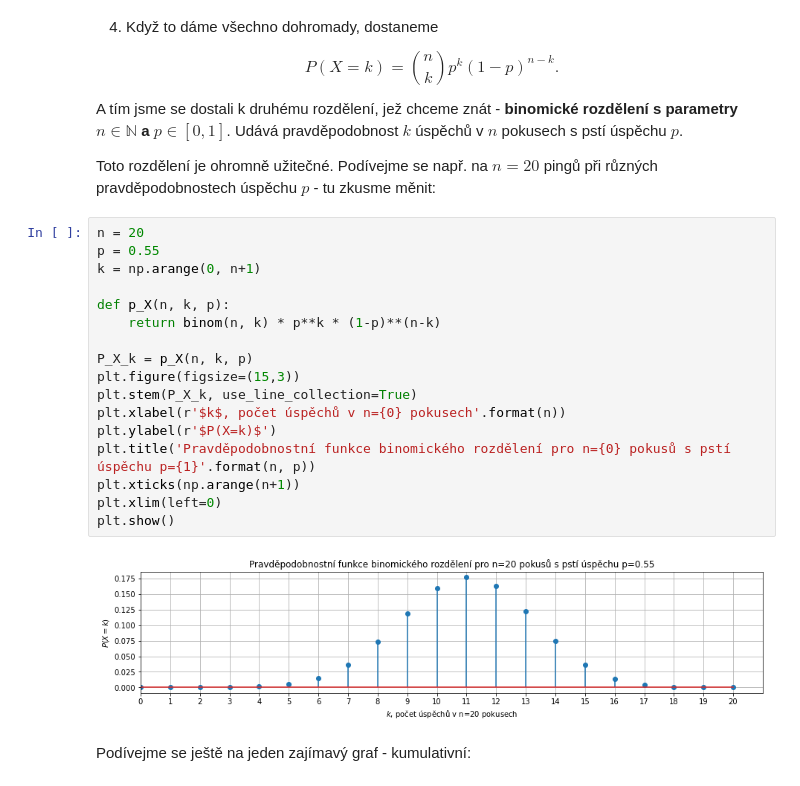
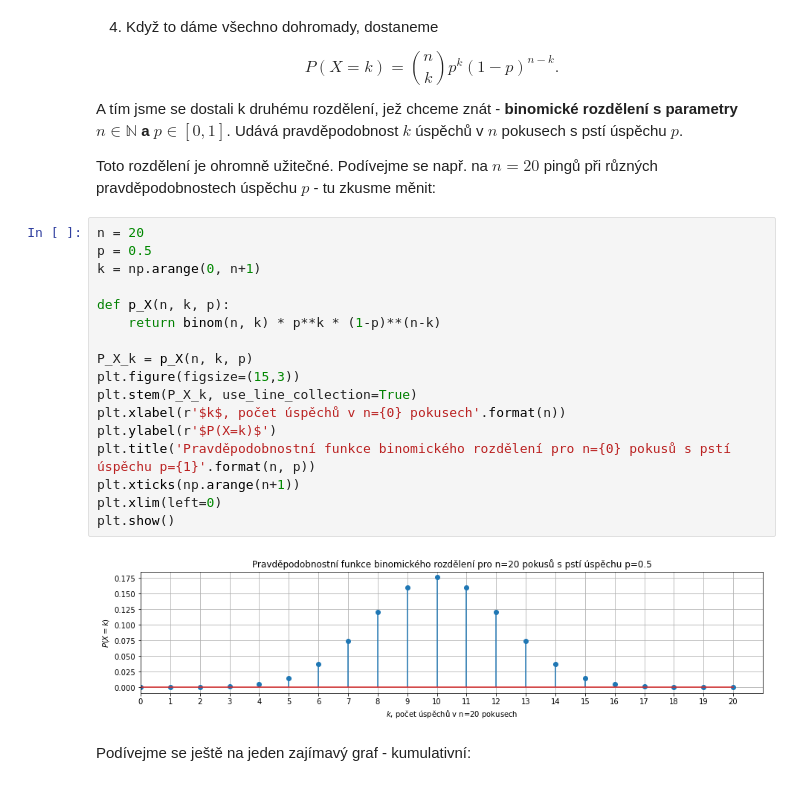
Before and after one commit to kamil-dedecius/mameradipst, a Jupyter notebook: Nahodna_velicina_diskretni.ipynb, the cells around one changed output. Saved outputs shown, nothing was run; the diff lists cells and outputs as text.

```diff
--- a/Nahodna_velicina_diskretni.ipynb
+++ b/Nahodna_velicina_diskretni.ipynb
@@ -176,23 +176,23 @@ A tím jsme se dostali k druhému rozdělení, jež chceme znát - **binomické
 Toto rozdělení je ohromně užitečné. Podívejme se např. na $n=20$ pingů při různých pravděpodobnostech úspěchu $p$ - tu zkusme měnit:
 # %%
 n = 20
-p = 0.55
+p = 0.5
 k = np.arange(0, n+1)
 
 def p_X(n, k, p):
     return binom(n, k) * p**k * (1-p)**(n-k)
 
 P_X_k = p_X(n, k, p)
 plt.figure(figsize=(15,3))
 plt.stem(P_X_k, use_line_collection=True)
 plt.xlabel(r'$k$, počet úspěchů v n={0} pokusech'.format(n))
 plt.ylabel(r'$P(X=k)$')
 plt.title('Pravděpodobnostní funkce binomického rozdělení pro n={0} pokusů s pstí úspěchu p={1}'.format(n, p))
 plt.xticks(np.arange(n+1))
 plt.xlim(left=0)
 plt.show()
 # %% [output]
-[figure, old version]
+[figure, new version]
 # %% [markdown]
 Podívejme se ještě na jeden zajímavý graf - kumulativní:
 # %%
```
Also changed, not shown: parts of 10 cells of this notebook.
